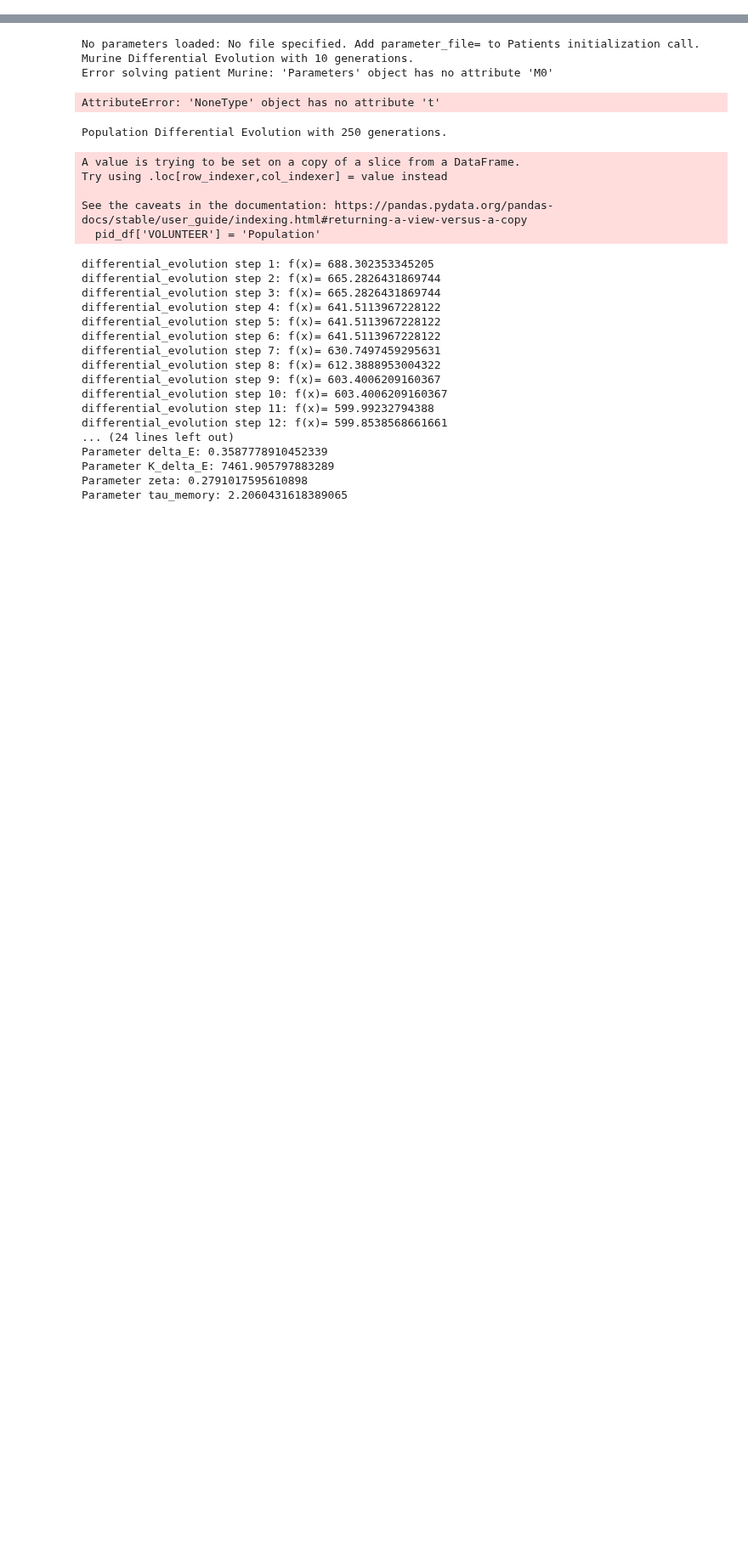
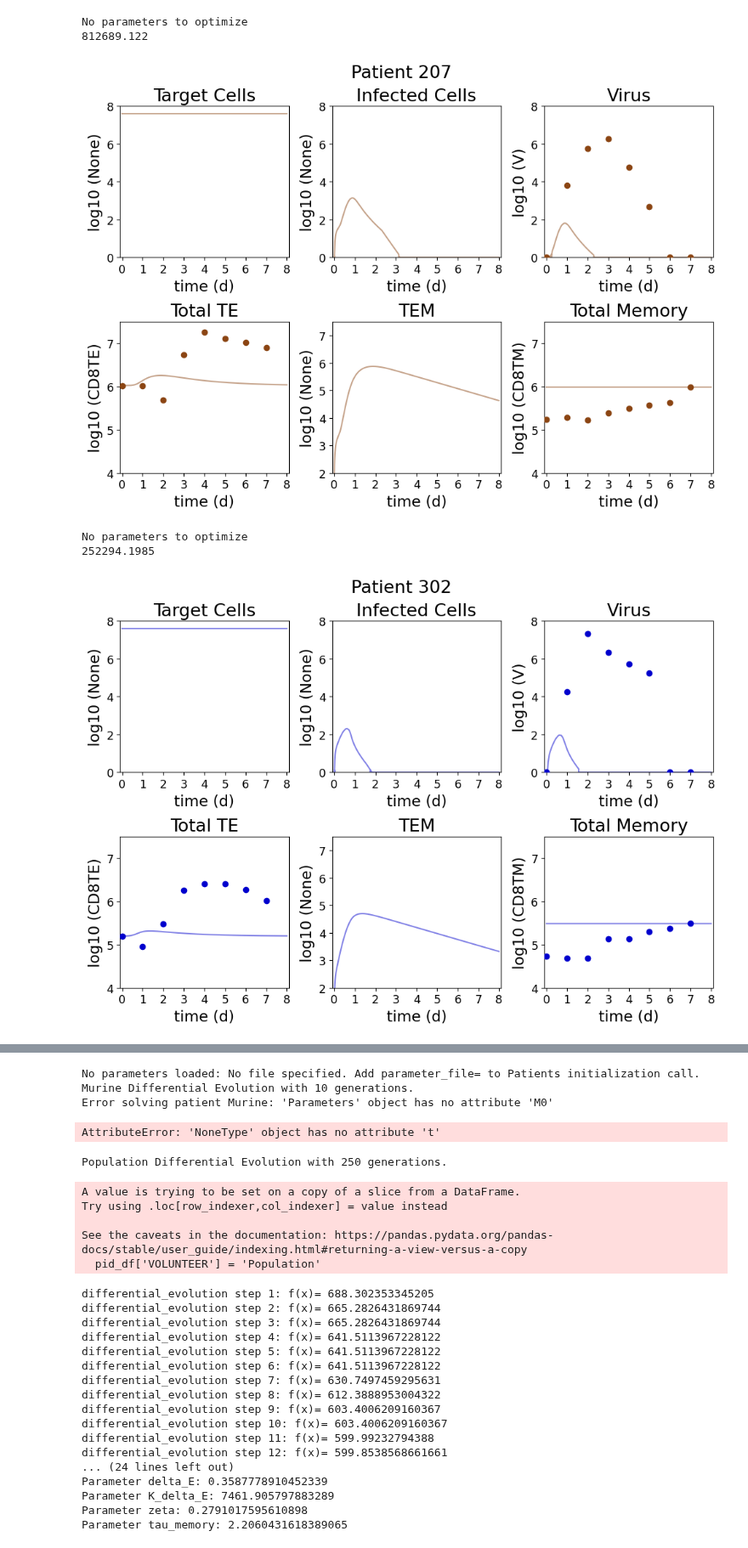
Before and after one commit to DoctorGoose/VirtualPatient, a Jupyter notebook: python/Memory.ipynb, the cells around one changed output, grey strips where cells are left out. Shown at 85% size. Cells and saved outputs as stored; diff of their text form; code cells hidden in the pictures; blank space fills up the shorter version.

```diff
--- a/python/Memory.ipynb
+++ b/python/Memory.ipynb
@@ -1265,3 +1252,73 @@ No parameters to optimize
+# %%
+# Rahil Setup - Rechallenge Forecast
+shedders = [103, 107, 110, 111, 112, 204, 207, 302, 307, 308, 311, 312]
+targets = ['Population']
+ids = targets + shedders
+subplot_configuration = [
+    {'title': 'Target Cells', 'data_key': None, 'sol_key': 0, 'ylims': [0, 8]},
+    #{'title': 'Eclipse Cells', 'data_key': None, 'sol_key': 1, 'ylims': [0, 8]},
+    {'title': 'Infected Cells', 'data_key': None, 'sol_key': 2, 'ylims': [0, 8]},
+    {'title': 'Virus', 'data_key': 'V', 'sol_key': 3,'ylims': [0,8]},
+    {'title': 'Total TE', 'data_key': 'CD8TE', 'sol_key': 4, 'ylims': [4,7.5]},
+    {'title': 'TEM', 'data_key': None, 'sol_key': 6, 'ylims': [2,7.5]},
+    {'title': 'Total Memory', 'data_key': 'CD8TM', 'sol_key': 5, 'ylims': [4,7.5]},
+]
+
+n_Z = 13
+# Import data
+df = pd.read_excel("../Data/Rahil_2020/Table8_Healed.xlsx", sheet_name='112Cens')
+df_Rahil = df[['VOLUNTEER', 'DAY', 'V', 'IFNG', 'CD8TE', 'CD8TM']]
+#df_Rahil = df_Rahil.loc[df_Rahil['DAY'] < 9]
+# LCT Model, Viral Parameters (p + 8 others)
+states = [
+    {'label': 'T', 'initial_value': 4E7, 'sse': False},
+    {'label': 'I1', 'initial_value': 75.0, 'sse': False},
+    {'label': 'I2', 'initial_value': 0.0, 'sse': False},
+    {'label': 'V', 'initial_value': 0.0, 'sse': True},
+    {'label': 'CD8TE', 'initial_value': 0.0, 'sse': False},
+    {'label': 'CD8TM', 'initial_value': 0.0, 'sse': False},
+]
+
+for i in range(1, n_Z + 1):
+    states.append({'label': f'Z{i}', 'initial_value': 0.0, 'sse': False})
+states.append({'label': 'CD8T_Tot', 'initial_value': 0.0, 'sse': False})
+
+parameters = Parameters(
+    E0=Parameter(name='E0', val=3.43E5, l_lim=2E4, u_lim=1.2E6, method='file', space='log10'),
+    M0=Parameter(name='M0', val=1E4, l_lim=2E4, u_lim=3E5, method='file', space='log10'),
+    ME=Parameter(name='ME', val=0, l_lim=2E4, u_lim=3E5, method='file', space='log10'),
+    T0=Parameter(name='T0', val=4E7, l_lim=1E7, u_lim=8E7, method='fixed', space='log10'),
+    I10=Parameter(name='I10', val=75, l_lim=1, u_lim=1E3, method='fixed', space='log10'),
+    beta=Parameter(name='beta', val=1.0888E-4, l_lim=5E-7, u_lim=5E-2, method='file', space='log10'),
+    k=Parameter(name='k', val=4.0, l_lim=1.0, u_lim=10.0, method='fixed', space='log10'),
+    p=Parameter(name='p', val=4.184819, l_lim=1, u_lim=10, method='file', space='normal'),
+    c=Parameter(name='c', val=100, l_lim=1.0, u_lim=1000, method='file', space='log10'),
+    delta=Parameter(name='delta', val=3, l_lim=0.1, u_lim=2.5, method='file', space='normal'),
+    xi=Parameter(name='xi', val=0.0, l_lim=1E-2, u_lim=10, method='fixed', space='normal'),
+    a=Parameter(name='a', val=2.5, l_lim=0.1, u_lim=15, method='file', space='normal'),
+    d_E=Parameter(name='d_E', val=0.5, l_lim=0.5, u_lim=3, method='file', space='normal'),
+    delta_E=Parameter(name='delta_E', val=.42, l_lim=1E-1, u_lim=15, method='fixed', space='normal'),
+    K_delta_E=Parameter(name='K_delta_E', val=1.9E4, l_lim=1E3, u_lim=1E5, method='file', space='log10'),
+    zeta=Parameter(name='zeta', val=0.7, l_lim=1E-4, u_lim=1, method='fixed', space='log10'),
+    eta=Parameter(name='eta', val=2.7, l_lim=1, u_lim=100, method='fixed', space='log10'),
+    K_I1=Parameter(name='K_I1', val=10000, l_lim=1E2, u_lim=1E6, method='fixed', space='log10'),
+    tau_memory=Parameter(name='tau_memory', val=2.5, l_lim=0.5, u_lim=3, method='fixed', space='normal'),
+)
+
+t_span = (0, 8)
+patients = Patients(ids=ids, df=df_Rahil, t_span=t_span, parameters=parameters, states=states, parameter_file='LCT.xlsx')
+for target in [207, 302]:
+    results = patients.optimize_parameters(method='differential_evolution', opt_target=target,
+                                        iter=25, verbose=True, path='Memorytest2')
+
+    plot(results, subplot_configuration, t_span)
+# %% [output]
+No parameters to optimize
+812689.122
+[figure, added]
+No parameters to optimize
+252294.1985
+[figure, added]
 # %%
 def plot_Murine(results, subplot_config, shedders):
     t_span = [0, 12]
```
Also changed, not shown: parts of 3 cells of this notebook, 16 other files.
